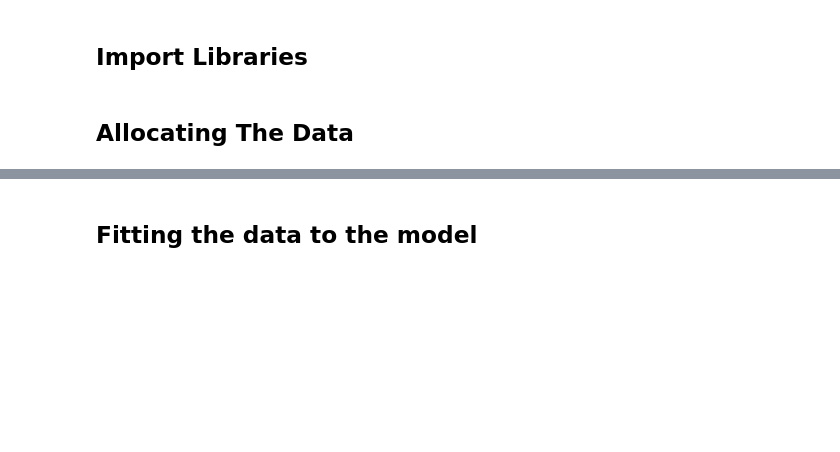
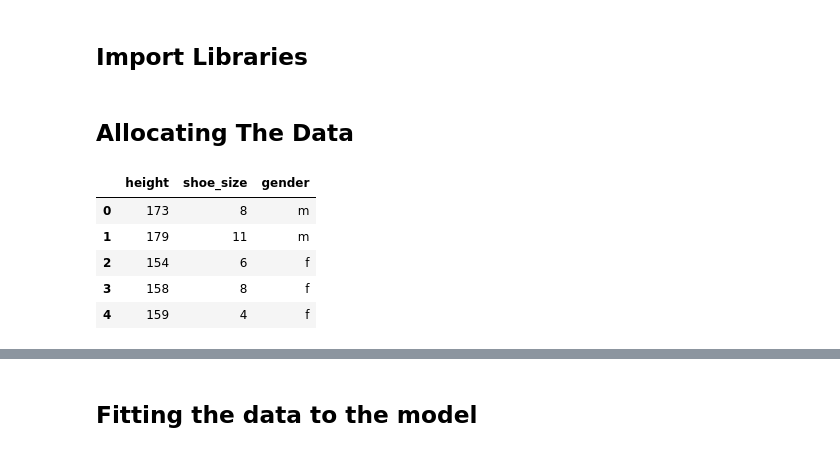
Before and after one commit to rozario-lamperouge/Machine-Learning-Course, a Jupyter notebook: Decision_Trees.ipynb, the cells around one changed output, grey strips where cells are left out. Drawn from its saved outputs; the diff is of its cells as text; code cells hidden in the pictures; blank space fills up the shorter version.

```diff
--- a/Decision_Trees.ipynb
+++ b/Decision_Trees.ipynb
@@ -16,0 +17,15 @@ Y = ['m','f','f','m','m','m','m','f','m','m','m','m']
+# %%
+import pandas as pd
+
+# Convert X to a pandas DataFrame
+df = pd.DataFrame(X, columns=['height', 'shoe_size'])
+df['gender'] = Y
+
+df.head()
+# %% [output]
+|  | height | shoe_size | gender |
+| 0 | 173 | 8 | m |
+| 1 | 179 | 11 | m |
+| 2 | 154 | 6 | f |
+| 3 | 158 | 8 | f |
+| 4 | 159 | 4 | f |
```
Also changed, not shown: parts of 2 cells of this notebook.
